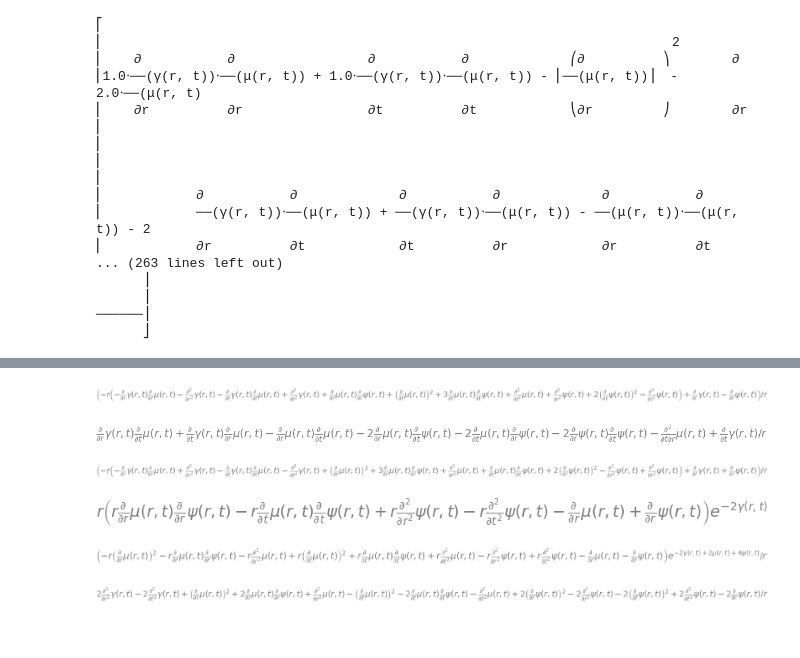
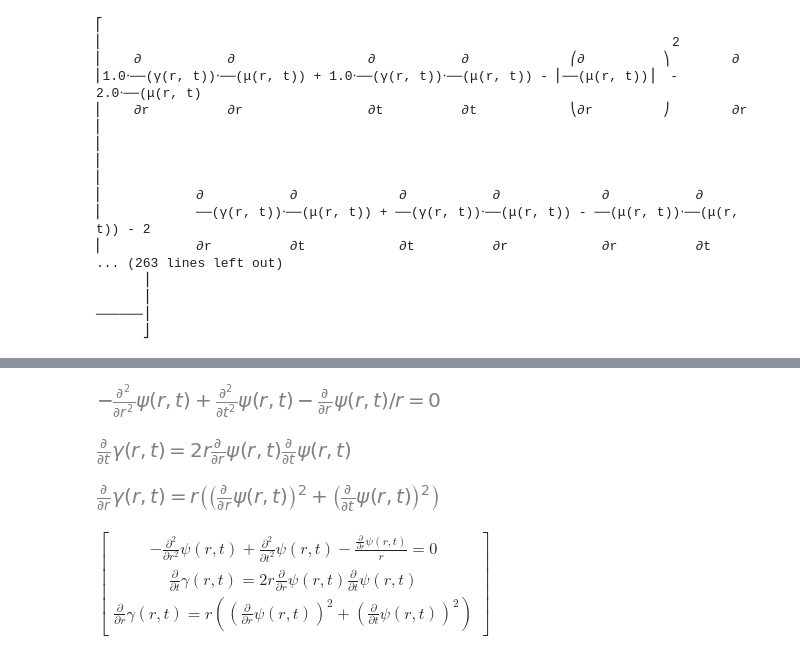
Before and after one commit to GeoffCope/General_Relativity_Python, a Jupyter notebook: Gravitational_Waves_in_General_Relativity_II_The Reflexion_of_Cylindrical_Waves_by_Marder.ipynb, the cells around one changed output, grey strips where cells are left out. Cells and saved outputs as stored; diff of their text form; code cells hidden in the pictures.

```diff
--- a/Gravitational_Waves_in_General_Relativity_II_The Reflexion_of_Cylindrical_Waves_by_Marder.ipynb
+++ b/Gravitational_Waves_in_General_Relativity_II_The Reflexion_of_Cylindrical_Waves_by_Marder.ipynb
@@ -163,32 +128,23 @@ R.expr
 # %%
 # weyl = WeylTensor.from_metric(metric)
 # weyl.tensor()
-# %%
-ricci00 = simplify(Ric.tensor())[0,0]
-ricci00
-# %% [output]
-[figure, removed]
-# %%
-ricci01 = simplify(Ric.tensor())[0,1]
-ricci01
-# %% [output]
-[figure, removed]
-# %%
-ricci11 = simplify(Ric.tensor())[1,1]
-ricci11
-# %% [output]
-[figure, removed]
-# %%
-ricci22 = simplify(Ric.tensor())[2,2]
-ricci22
-# %% [output]
-[figure, removed]
-# %%
-ricci33 = simplify(Ric.tensor())[3,3]
-ricci33
-# %% [output]
-[figure, removed]
-# %%
-simplify(ricci00-ricci11)
-# %% [output]
-[figure, removed]
+# %%
+fieldEquation1 = Eq(expand((-1/r)*simplify(Ric.tensor())[2,2].args[1]),0)
+fieldEquation1
+# %% [output]
+[figure, added]
+# %%
+fieldEquation2 = Eq(diff(gamma,t),solve( simplify(Ric.tensor())[0,1], diff(gamma,t) )[0])
+fieldEquation2
+# %% [output]
+[figure, added]
+# %%
+fieldEquation3 = Eq(diff(gamma,r),solve( simplify(simplify(Ric.tensor())[0,0].args[1] + simplify(Ric.tensor())[1,1].args[1]) , diff(gamma,r))[0])
+fieldEquation3
+# %% [output]
+[figure, added]
+# %%
+fieldEquations = Matrix([fieldEquation1,fieldEquation2,fieldEquation3])
+fieldEquations
+# %% [output]
+$\displaystyle \left[\begin{matrix}- \frac{\partial^{2}}{\partial r^{2}} \psi{\left(r,t \right)} + \frac{\partial^{2}}{\partial t^{2}} \psi{\left(r,t \right)} - \frac{\frac{\partial}{\partial r} \psi{\left(r,t \right)}}{r} = 0\\\frac{\partial}{\partial t} \gamma{\left(r,t \right)} = 2 r \frac{\partial}{\partial r} \psi{\left(r,t \right)} \frac{\partial}{\partial t} \psi{\left(r,t \right)}\\\frac{\partial}{\partial r} \gamma{\left(r,t \right)} = r \left(\left(\frac{\partial}{\partial r} \psi{\left(r,t \right)}\right)^{2} + \left(\frac{\partial}{\partial t} \psi{\left(r,t \right)}\right)^{2}\right)\end{matrix}\right]$
```
Also changed, not shown: parts of 7 cells of this notebook, 1 other file.
